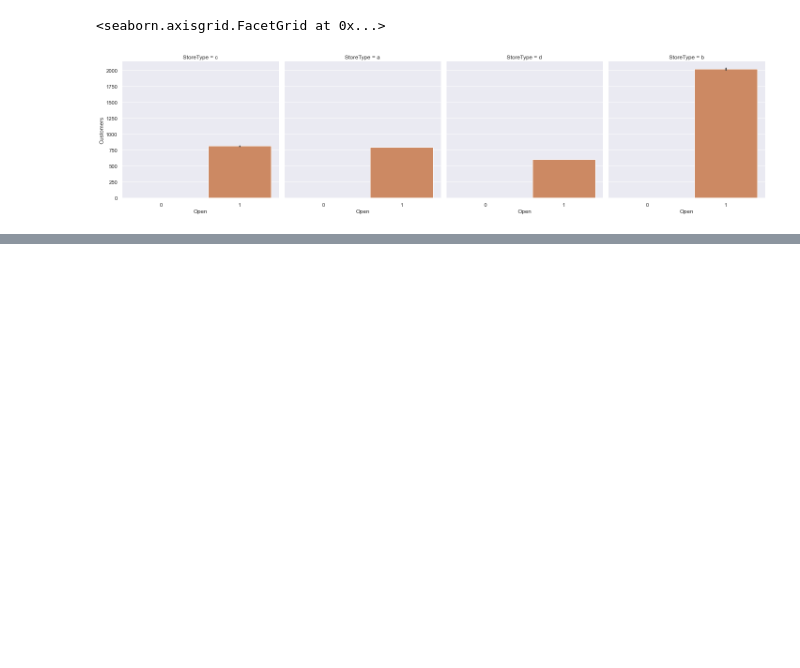
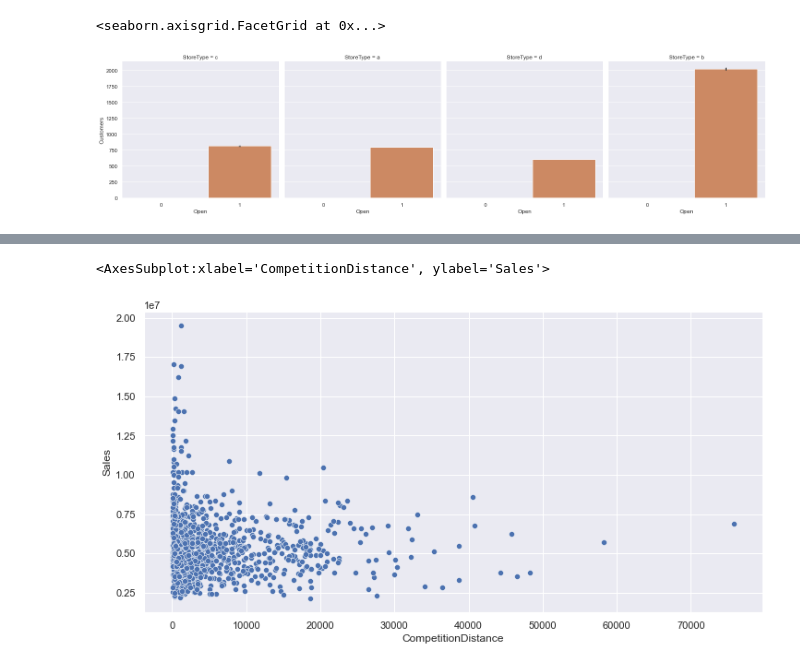
Before and after one commit to abeselomg/-pharmaceutical-sales-prediction, a Jupyter notebook: notebooks/data-exploration.ipynb, the cells around one changed output, grey strips where cells are left out. Drawn from its saved outputs; the diff is of its cells as text; code cells hidden in the pictures; blank space fills up the shorter version.

```diff
--- a/notebooks/data-exploration.ipynb
+++ b/notebooks/data-exploration.ipynb
@@ -289,0 +385,10 @@ memory usage: 170.7+ MB
+# %%
+
+competition_df = mergeddf[["Store", "Sales", "Customers", "StoreType", "CompetitionDistance"]]
+competition_df_agg = competition_df.groupby("Store").agg({"Sales": "sum", "Customers" : "sum",
+                                                      "CompetitionDistance": lambda x: max(x)})
+plt.figure(figsize=(12, 6))
+sns.scatterplot(x="CompetitionDistance", y="Sales", data=competition_df_agg)
+# %% [output]
+<AxesSubplot:xlabel='CompetitionDistance', ylabel='Sales'>
+[figure, added]
```
Also changed, not shown: parts of 19 cells of this notebook, 6 other files.
